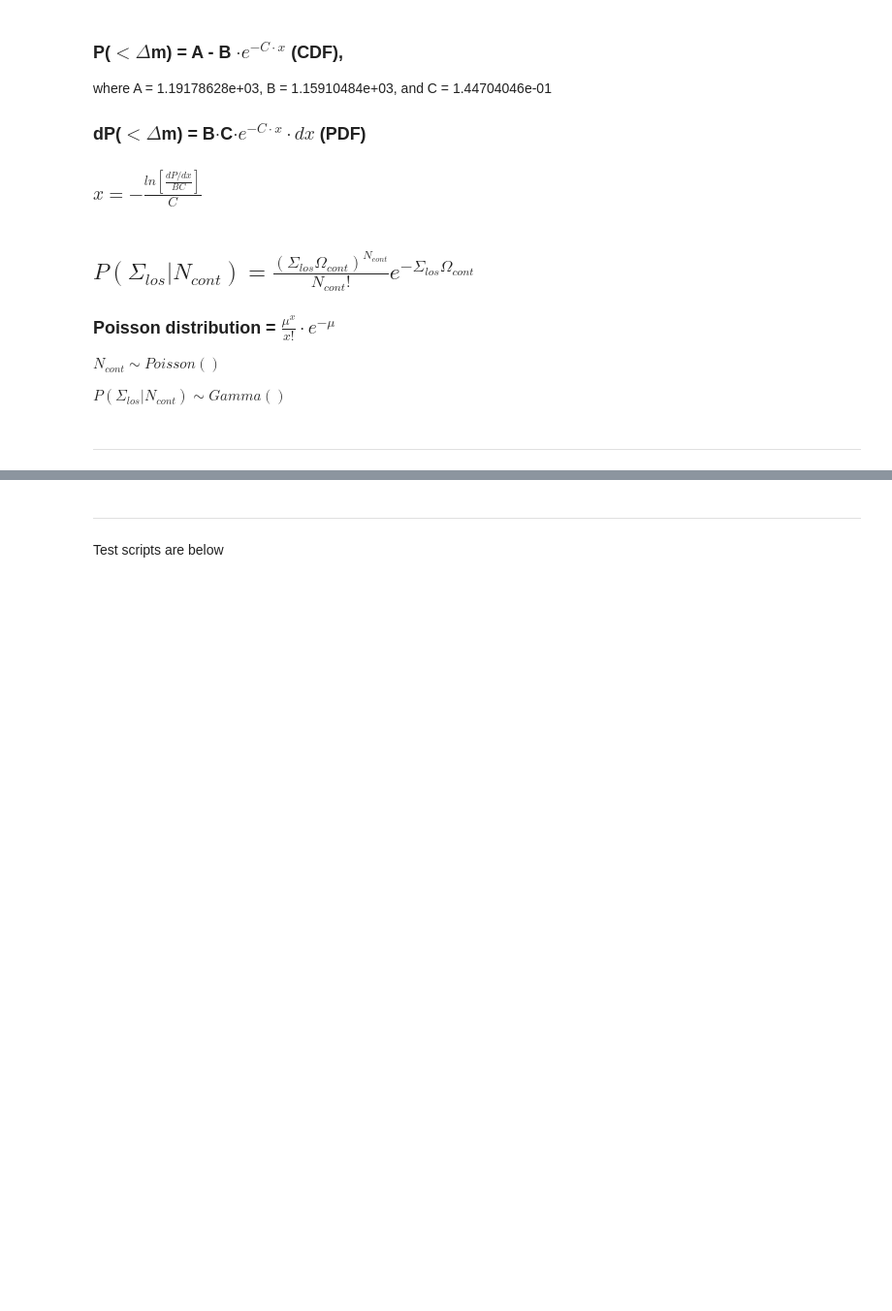
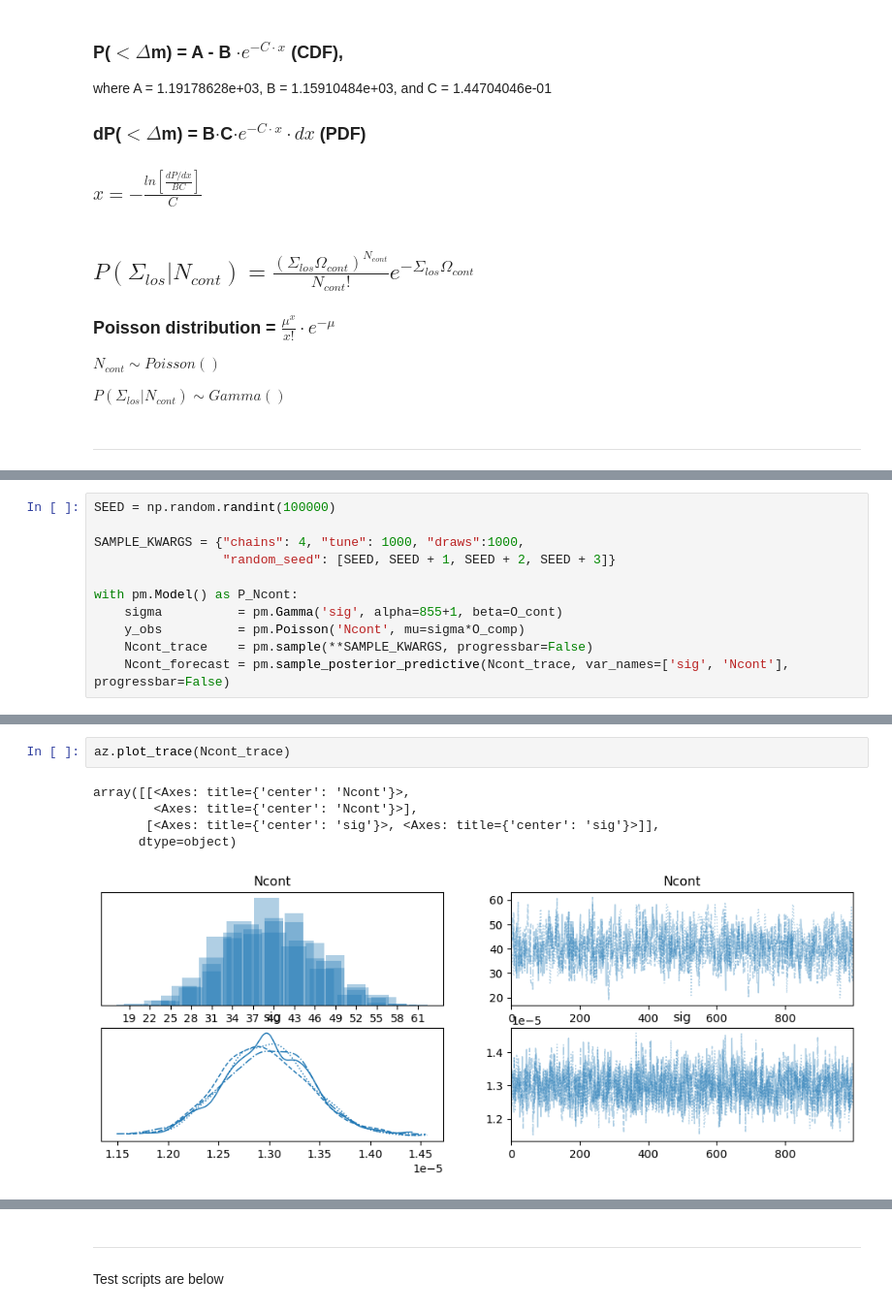
Before and after one commit to PrabhaniR/Artificial_Star_Test, a Jupyter notebook: CF - Probability.ipynb, the cells around one changed output, grey strips where cells are left out. Shown at 97% size. Drawn from its saved outputs; the diff is of its cells as text; blank space fills up the shorter version.

```diff
--- a/CF - Probability.ipynb
+++ b/CF - Probability.ipynb
@@ -444,0 +456,11 @@ arr_seeds = np.array([])
+# %%
+SEED = np.random.randint(100000)
+
+SAMPLE_KWARGS = {"chains": 4, "tune": 1000, "draws":1000,
+                 "random_seed": [SEED, SEED + 1, SEED + 2, SEED + 3]}
+
+with pm.Model() as P_Ncont:
+    sigma          = pm.Gamma('sig', alpha=855+1, beta=O_cont)
+    y_obs          = pm.Poisson('Ncont', mu=sigma*O_comp)
+    Ncont_trace    = pm.sample(**SAMPLE_KWARGS, progressbar=False)
+    Ncont_forecast = pm.sample_posterior_predictive(Ncont_trace, var_names=['sig', 'Ncont'], progressbar=False)
@@ -444,0 +482,8 @@ arr_seeds = np.array([])
+# %%
+az.plot_trace(Ncont_trace)
+# %% [output]
+array([[<Axes: title={'center': 'Ncont'}>,
+        <Axes: title={'center': 'Ncont'}>],
+       [<Axes: title={'center': 'sig'}>, <Axes: title={'center': 'sig'}>]],
+      dtype=object)
+[figure, added]
```
Also changed, not shown: parts of 48 cells of this notebook.
